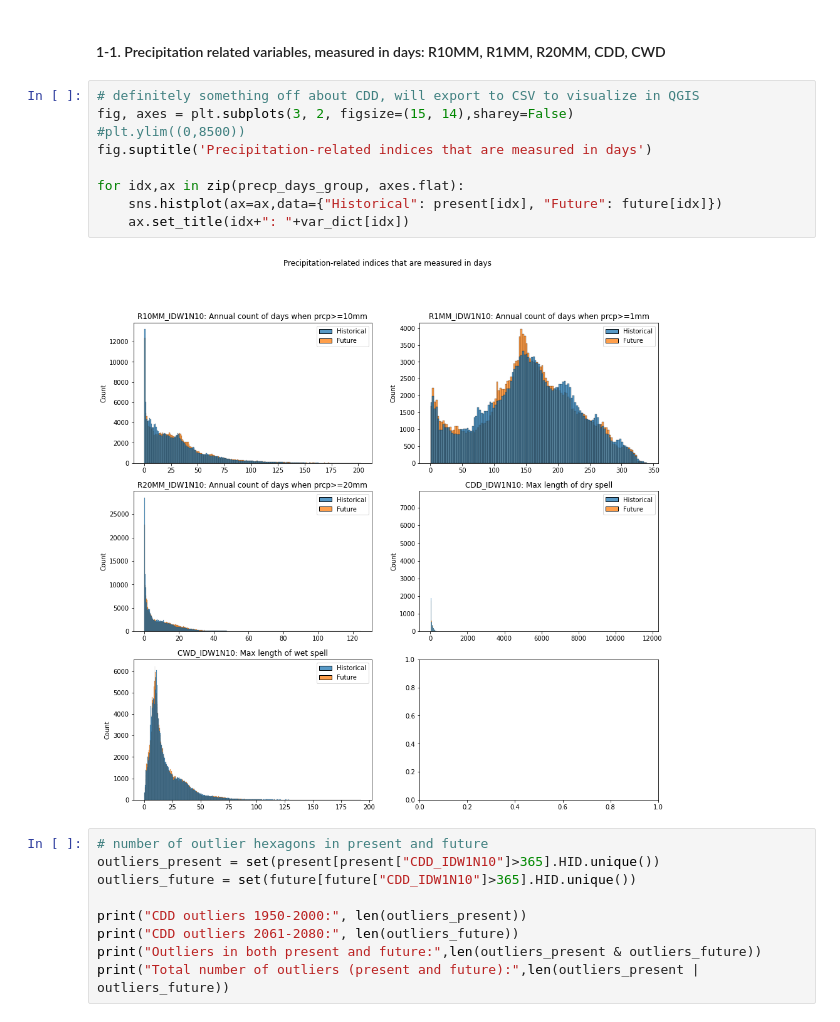
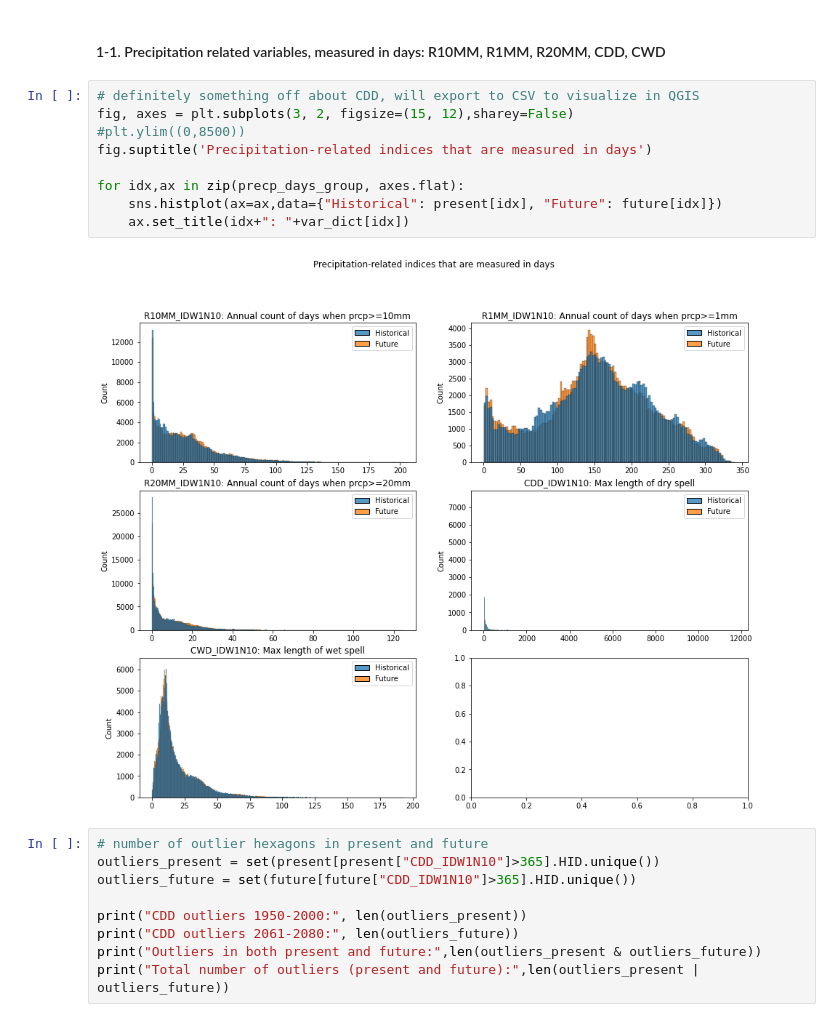
Before and after one commit to RyokoNod/sdm-asian-elephants, a Jupyter notebook: data_exploration/exploratory_analysis_etccdi.ipynb, the cells around one changed output. Drawn from its saved outputs; the diff is of its cells as text.

```diff
--- a/data_exploration/exploratory_analysis_etccdi.ipynb
+++ b/data_exploration/exploratory_analysis_etccdi.ipynb
@@ -134,15 +134,15 @@ var_dict={"R10MM_IDW1N10": "Annual count of days when prcp>=10mm", "R1MM_IDW1N10
 #### 1-1. Precipitation related variables, measured in days: R10MM, R1MM, R20MM, CDD, CWD <a class="anchor" id="precp_days_group"></a>
 # %%
 # definitely something off about CDD, will export to CSV to visualize in QGIS
-fig, axes = plt.subplots(3, 2, figsize=(15, 14),sharey=False)
+fig, axes = plt.subplots(3, 2, figsize=(15, 12),sharey=False)
 #plt.ylim((0,8500))
 fig.suptitle('Precipitation-related indices that are measured in days')
 
 for idx,ax in zip(precp_days_group, axes.flat):
     sns.histplot(ax=ax,data={"Historical": present[idx], "Future": future[idx]})
     ax.set_title(idx+": "+var_dict[idx])
 # %% [output]
-[figure, old version]
+[figure, new version]
 # %%
 # number of outlier hexagons in present and future
 outliers_present = set(present[present["CDD_IDW1N10"]>365].HID.unique())
```
Also changed, not shown: parts of 24 cells of this notebook.
